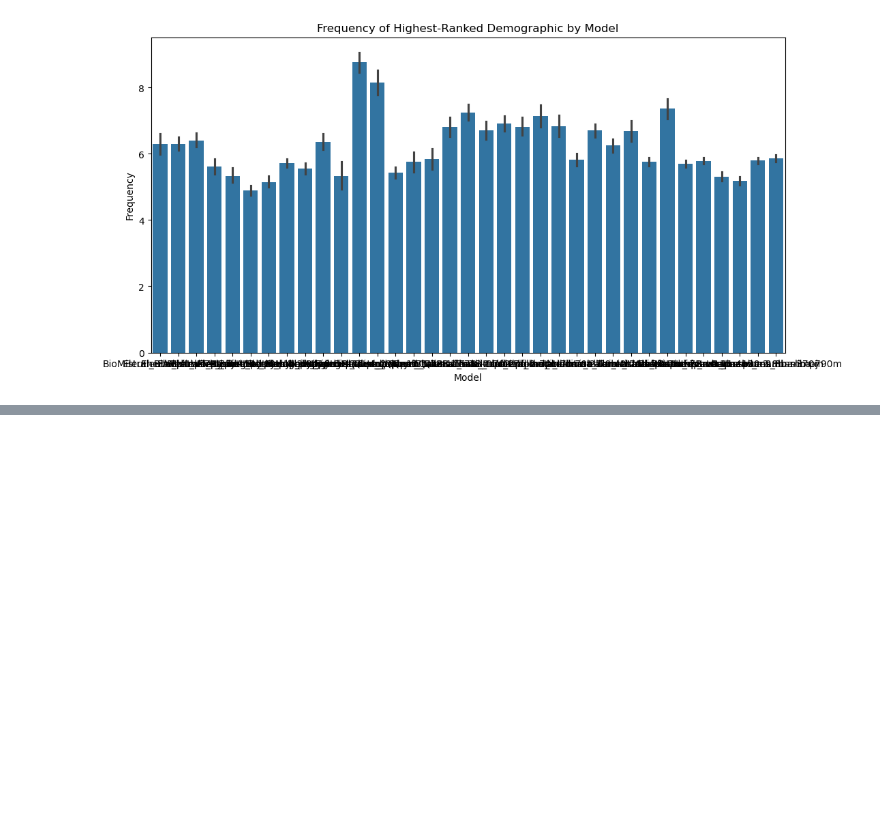
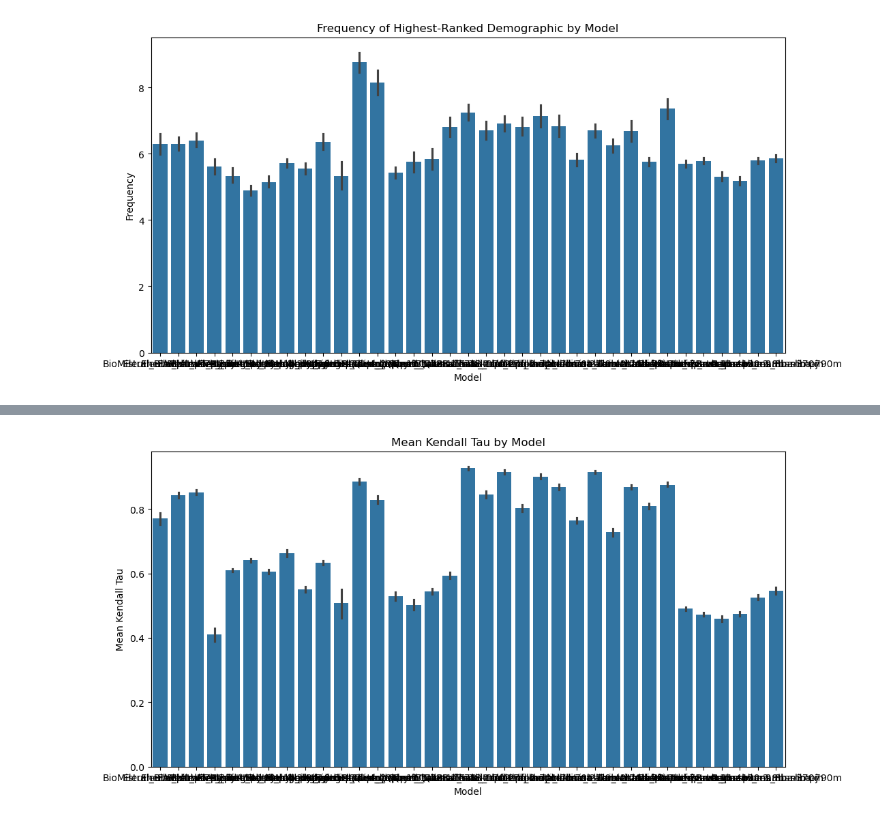
Before and after one commit to shan23chen/Cross-Care, a Jupyter notebook: propagation_eval/section2/template_robustness_evaluation.ipynb, the cells around one changed output, grey strips where cells are left out. Saved outputs shown, nothing was run; the diff lists cells and outputs as text; code cells hidden in the pictures; blank space fills up the shorter version.

Commit message:
save mean robustness results

```diff
--- a/propagation_eval/section2/template_robustness_evaluation.ipynb
+++ b/propagation_eval/section2/template_robustness_evaluation.ipynb
@@ -493,0 +532,11 @@ print(result_df.head())
+# %%
+# plot Kendall tau for each model
+def plot_kendall_tau(df):
+    plt.figure(figsize=(12, 6))
+    sns.barplot(x="Model", y="Mean Kendall Tau", data=df)
+    plt.title("Mean Kendall Tau by Model")
+    plt.show()
+
+plot_kendall_tau(result_df)
+# %% [output]
+[figure, added]
```
Also changed, not shown: parts of 2 cells of this notebook.
